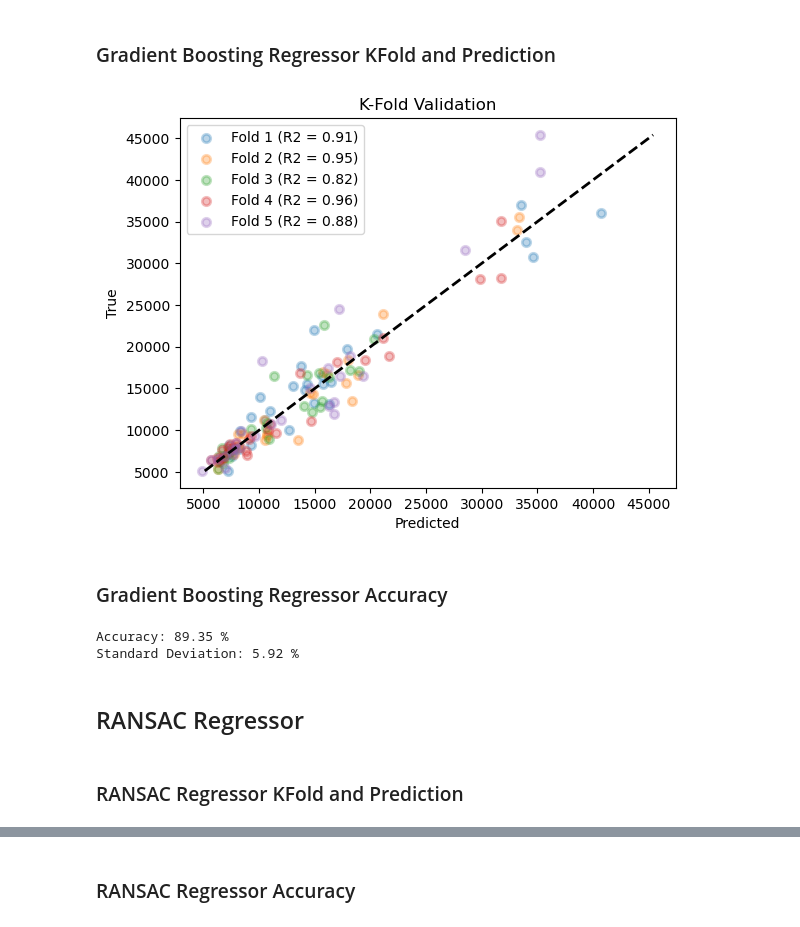
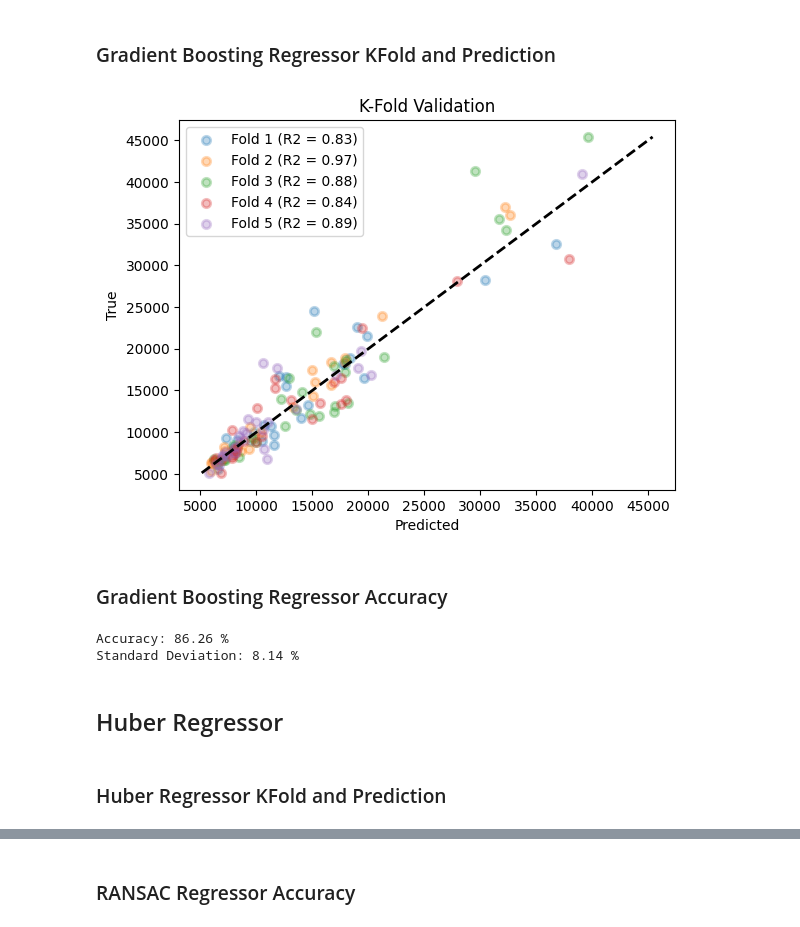
Before and after one commit to MayankTamakuwala/Automobile-Price-Prediction, a Jupyter notebook: project.ipynb, the cells around one changed output, grey strips where cells are left out. Cells and saved outputs as stored; diff of their text form; code cells hidden in the pictures.

```diff
--- a/project.ipynb
+++ b/project.ipynb
@@ -386,19 +381,42 @@ Standard Deviation: 12.38 %
 ## Gradient Boosting Regressor
 # %% [markdown]
 ### Gradient Boosting Regressor KFold and Prediction
-# %%
-gradBoost = ensemble.GradientBoostingRegressor()
-model_prediction(gradBoost)
-# %% [output]
-[figure, removed]
+# %%
+gradBoost = ensemble.GradientBoostingRegressor()
+scores = []
+cv = KFold(n_splits=5, shuffle=True)
+fig = plt.figure()
+i = 1
+for train, test in cv.split(X_train, y_train):
+    prediction = gradBoost.fit(X_train[train],
+                           y_train[train]).predict(X_train[test])
+    true = y_train[test]
+    score = r2_score(true, prediction)
+    scores.append(score)
+    plt.scatter(prediction, true, lw=2, alpha=0.3,
+                label='Fold %d (R2 = %0.2f)' % (i, score))
+    i = i+1
+plt.plot([min(y_train), max(y_train)], [min(y_train), max(y_train)],
+         linestyle='--', lw=2, color='black')
+plt.xlabel('Predicted')
+plt.ylabel('True')
+plt.title('K-Fold Validation')
+plt.legend()
+plt.show()
+# %% [output]
+[figure, added]
 # %% [markdown]
 ### Gradient Boosting Regressor Accuracy
-# %%
-accuracy_decider(gradBoost)
-# %% [output]
-Accuracy: 89.35 %
-Standard Deviation: 5.92 %
+# %%
+accuracies = cross_val_score(
+    estimator=gradBoost, X=X_train, y=y_train, cv=10)
+
+print("Accuracy: {:.2f} %".format(accuracies.mean()*100))
+print("Standard Deviation: {:.2f} %".format(accuracies.std()*100))
+# %% [output]
+Accuracy: 86.26 %
+Standard Deviation: 8.14 %
 # %% [markdown]
-## RANSAC Regressor
+## Huber Regressor
 # %% [markdown]
-### RANSAC Regressor KFold and Prediction
+### Huber Regressor KFold and Prediction
```
Also changed, not shown: parts of 23 cells of this notebook.
